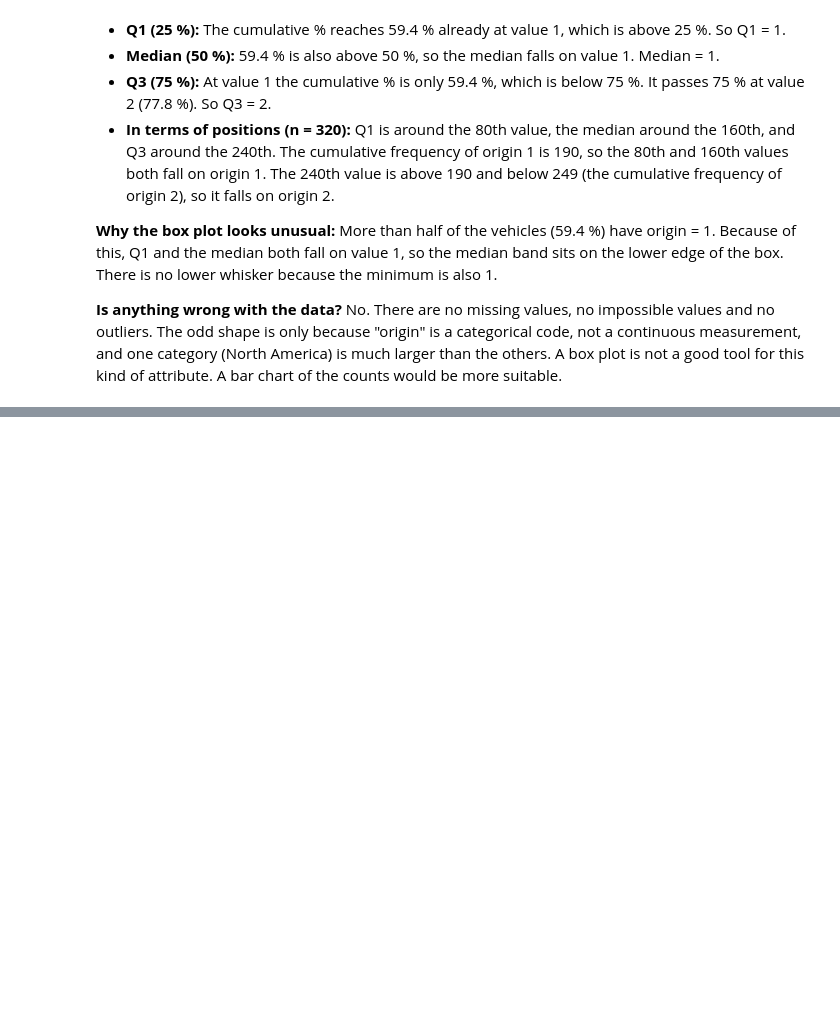
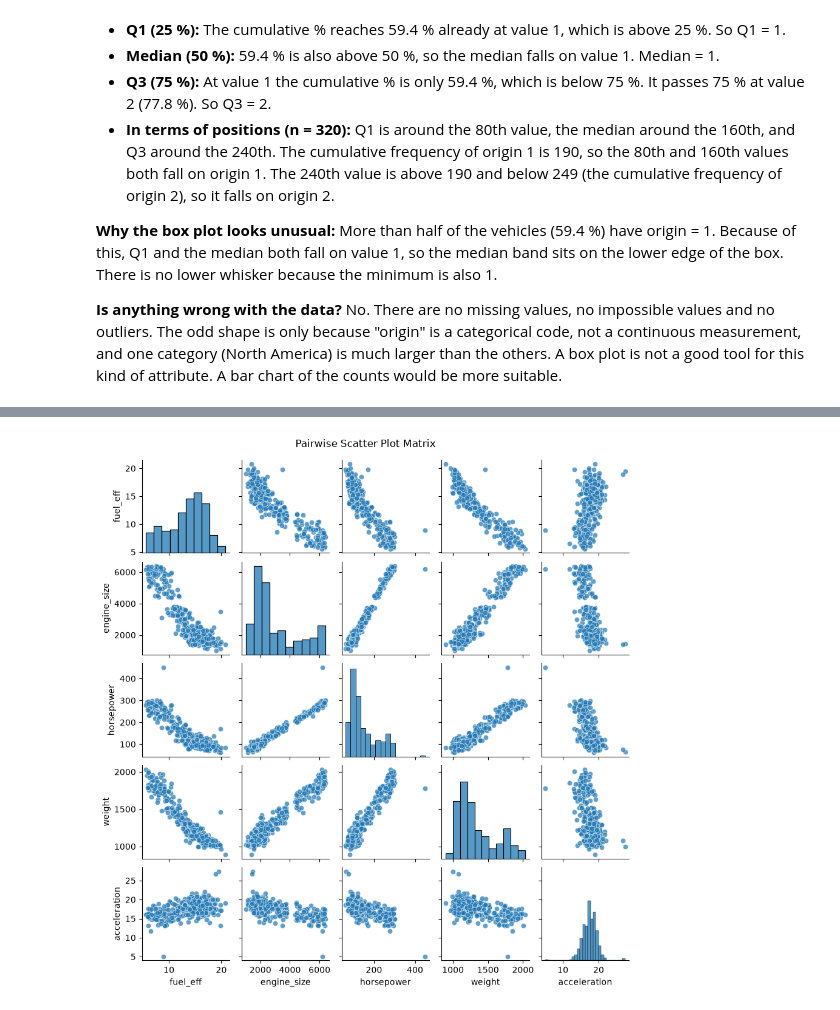
Before and after one commit to 20240406-crypto/Ass_LFD, a Jupyter notebook: LFD_Assignment1/ass.ipynb, the cells around one changed output, grey strips where cells are left out. Cells and saved outputs as stored; diff of their text form; code cells hidden in the pictures; blank space fills up the shorter version.

```diff
--- a/LFD_Assignment1/ass.ipynb
+++ b/LFD_Assignment1/ass.ipynb
@@ -577,0 +584,7 @@ origin
+# %%
+selected_cols = ['fuel_eff', 'engine_size', 'horsepower', 'weight', 'acceleration']
+pair_plot = sns.pairplot(df[selected_cols], diag_kind='hist',height=1.8, plot_kws={'alpha': 0.7})
+pair_plot.fig.suptitle('Pairwise Scatter Plot Matrix', y=1.02)
+plt.show()
+# %% [output]
+[figure, added]
```
Also changed, not shown: parts of 32 cells of this notebook.
